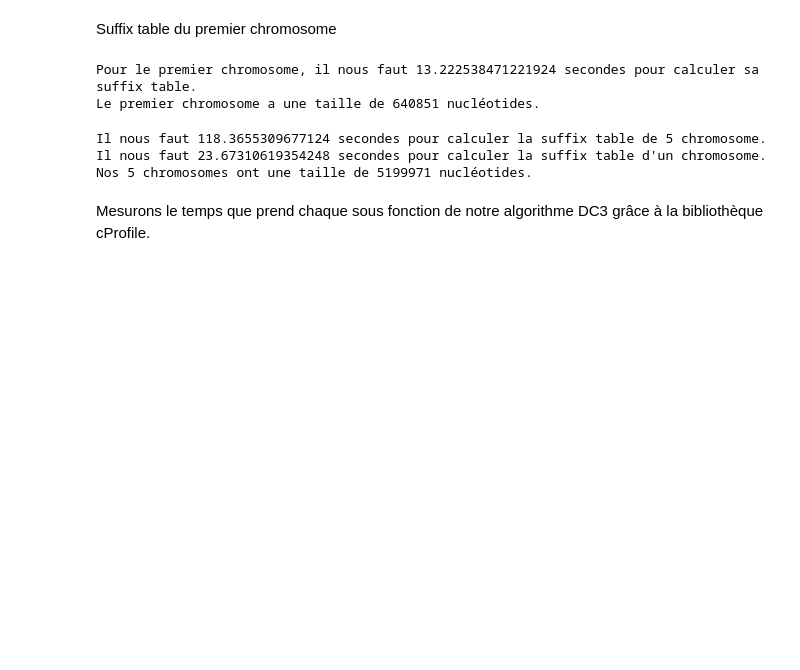
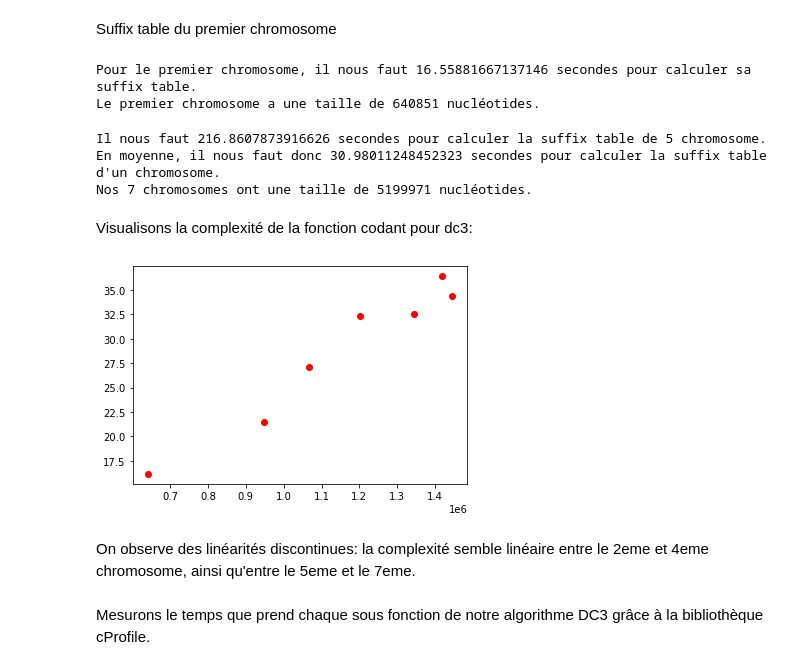
Before and after one commit to odri96352/omique2, a Jupyter notebook: dc3_qui_arrivait_a_aligner_une_sequence_dans_un_genome.ipynb, the cells around one changed output. Drawn from its saved outputs; the diff is of its cells as text; code cells hidden in the pictures; blank space fills up the shorter version.

```diff
--- a/dc3_qui_arrivait_a_aligner_une_sequence_dans_un_genome.ipynb
+++ b/dc3_qui_arrivait_a_aligner_une_sequence_dans_un_genome.ipynb
@@ -578,31 +579,46 @@ La fonction pour trouver le suffix array de S a pris 0.0001246929168701172 secon
 Suffix table du premier chromosome
 # %%
 start=time.time()
-suffix_array=almost_dc3_with_p12(asciiDC3(genome[0].seq.upper()))
+almost_dc3_with_p12(asciiDC3(genome[0].seq.upper()))
 end=time.time()
 print("Pour le premier chromosome, il nous faut "+str(end-start)+" secondes pour calculer sa suffix table.")
 print("Le premier chromosome a une taille de "+str(len(genome[0].seq.upper()))+" nucléotides.")
 # %% [output]
-Pour le premier chromosome, il nous faut 13.222538471221924 secondes pour calculer sa suffix table.
+Pour le premier chromosome, il nous faut 16.55881667137146 secondes pour calculer sa suffix table.
 Le premier chromosome a une taille de 640851 nucléotides.
 # %%
-start=time.time()
-almost_dc3_with_p12(asciiDC3(genome[0].seq.upper()))
-almost_dc3_with_p12(asciiDC3(genome[1].seq.upper()))
-almost_dc3_with_p12(asciiDC3(genome[2].seq.upper()))
-almost_dc3_with_p12(asciiDC3(genome[3].seq.upper()))
-almost_dc3_with_p12(asciiDC3(genome[4].seq.upper()))
+start0=time.time()
+suffix_array_0=almost_dc3_with_p12(asciiDC3(genome[0].seq.upper()))
+t0=time.time()
+suffix_array_1=almost_dc3_with_p12(asciiDC3(genome[1].seq.upper()))
+t1=time.time()
+suffix_array_2=almost_dc3_with_p12(asciiDC3(genome[2].seq.upper()))
+t2=time.time()
+suffix_array_3=almost_dc3_with_p12(asciiDC3(genome[3].seq.upper()))
+t3=time.time()
+suffix_array_4=almost_dc3_with_p12(asciiDC3(genome[4].seq.upper()))
+t4=time.time()
+suffix_array_5=almost_dc3_with_p12(asciiDC3(genome[5].seq.upper()))
+t5=time.time()
+suffix_array_6=almost_dc3_with_p12(asciiDC3(genome[6].seq.upper()))
 end=time.time()
 print("Il nous faut "+str(end-start)+" secondes pour calculer la suffix table de 5 chromosome.")
-print("Il nous faut "+str((end-start)/5)+" secondes pour calculer la suffix table d'un chromosome.")
-print("Nos 5 chromosomes ont une taille de "+str(len(genome[0].seq.upper())+len(genome[1].seq.upper())+len(genome[2].seq.upper())+len(genome[3].seq.upper())+len(genome[4].seq.upper()))+" nucléotides.")
+print("En moyenne, il nous faut donc "+str((end-start)/7)+" secondes pour calculer la suffix table d'un chromosome.")
+print("Nos 7 chromosomes ont une taille de "+str(len(genome[0].seq.upper())+len(genome[1].seq.upper())+len(genome[2].seq.upper())+len(genome[3].seq.upper())+len(genome[4].seq.upper()))+" nucléotides.")
 # %% [output]
-Il nous faut 118.3655309677124 secondes pour calculer la suffix table de 5 chromosome.
-Il nous faut 23.67310619354248 secondes pour calculer la suffix table d'un chromosome.
-Nos 5 chromosomes ont une taille de 5199971 nucléotides.
+Il nous faut 216.8607873916626 secondes pour calculer la suffix table de 5 chromosome.
+En moyenne, il nous faut donc 30.98011248452323 secondes pour calculer la suffix table d'un chromosome.
+Nos 7 chromosomes ont une taille de 5199971 nucléotides.
+# %% [markdown]
+Visualisons la complexité de la fonction codant pour dc3:
 # %%
-import matplotlib
-import pyplot
+import matplotlib.pyplot as plt
+plt.plot([len(genome[0].seq.upper()), len(genome[1].seq.upper()), len(genome[2].seq.upper()),len(genome[3].seq.upper()), len(genome[4].seq.upper()), len(genome[5].seq.upper()), len(genome[6].seq.upper())], [t0-start0,t1-t0, t2-t1, t3-t2,t4-t3,t5-t4, end-t5], 'ro')
+plt.show()
+# %% [output]
+[figure, added]
+# %% [markdown]
+On observe des linéarités discontinues: la complexité semble linéaire entre le 2eme et 4eme chromosome, ainsi qu'entre le 5eme et le 7eme.
 # %% [markdown]
 Mesurons le temps que prend chaque sous fonction de notre algorithme DC3 grâce à la bibliothèque cProfile.
 # %%
```
Also changed, not shown: parts of 39 cells of this notebook.
